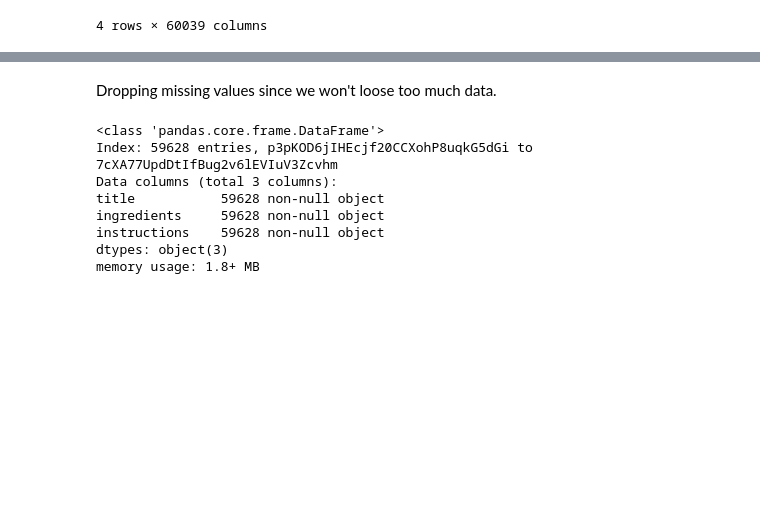
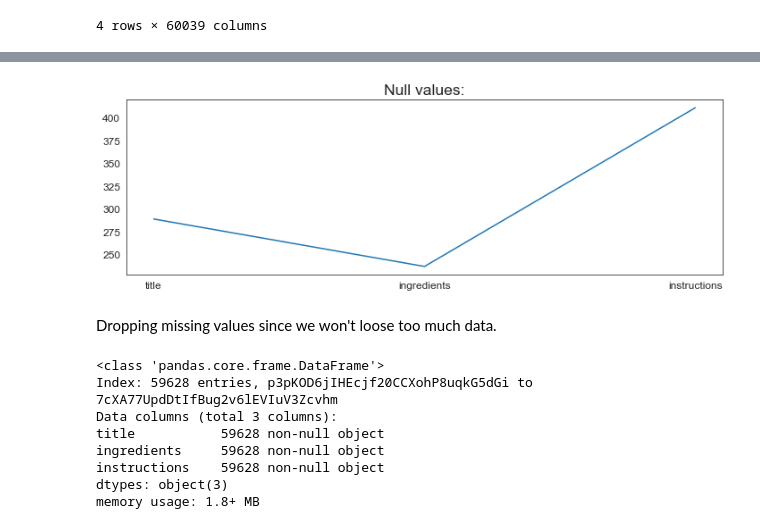
Before and after one commit to CJL89/Recipe_Generator, a Jupyter notebook: Recipe_Creator_Data_Cleaner.ipynb, the cells around one changed output, grey strips where cells are left out. Drawn from its saved outputs; the diff is of its cells as text; code cells hidden in the pictures; blank space fills up the shorter version.

Commit message:
Updating Cleaner

```diff
--- a/Recipe_Creator_Data_Cleaner.ipynb
+++ b/Recipe_Creator_Data_Cleaner.ipynb
@@ -3,10 +3,12 @@
 # %%
-# Importing dependecies:
-import re
-import sys
-import string
+# Importing dependencies:
 import pandas as pd
 import numpy as np
+from scipy import stats
+import string
+
+from matplotlib import pyplot as plt
+import seaborn as sns
 
 # Tokenizers
 import nltk
@@ -23,14 +25,10 @@ from keras.preprocessing.sequence import pad_sequences
 import matplotlib.pyplot as plt
 import seaborn as sns
 
-# Configuring Notebook environment:
-sns.set()
+# Set custom preferences for displaying and visualizing data
+sns.set_style('white')
+pd.set_option('max_colwidth', 120)
+pd.set_option('max_columns', 200)
+pd.set_option('precision', 2)
+
 %matplotlib inline
-%config InlineBackend.figure_format = 'svg'
-
-plt.rcParams['figure.figsize'] = (10.0, 7.5)
-pd.set_option('display.max_columns', 100)
-pd.set_option('display.max_rows', 100)
-
-from IPython.core.interactiveshell import InteractiveShell
-InteractiveShell.ast_node_interactivity = "all"
@@ -85,3 +75,16 @@ plt.plot(df_clean.isna().sum())
+# %%
+plt.figure(figsize=(10, 3.5))
+
+plt.plot(df_clean.isna().sum())
+_ = plt.title('Null values:', size=17.5)
+_ = plt.xticks(size=12)
+_ = plt.yticks(size=12)
+
+plt.tight_layout()
+plt.savefig('graphs/null_values.png')
+plt.show()
+# %% [output]
+[figure, added]
 # %% [markdown]
 Dropping missing values since we won't loose too much data.
 # %%
```
Also changed, not shown: parts of 29 cells of this notebook.
